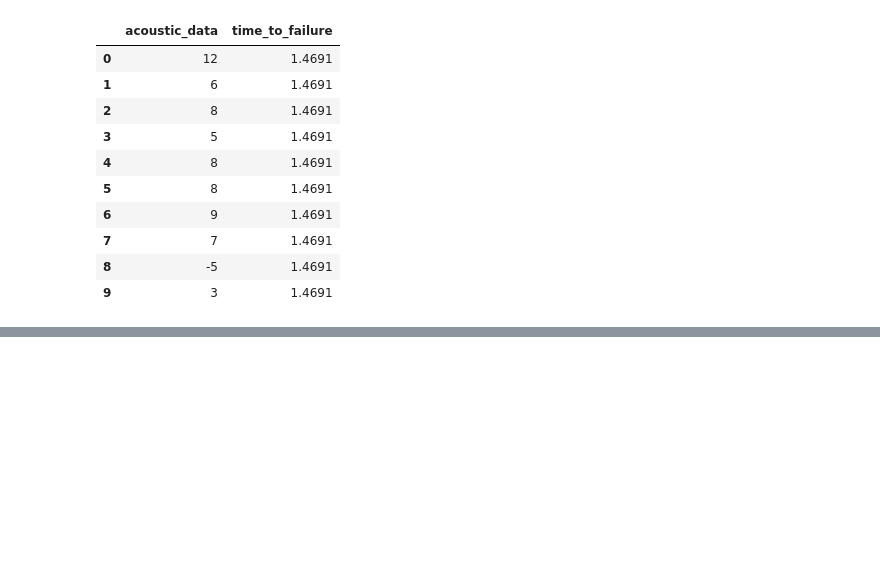
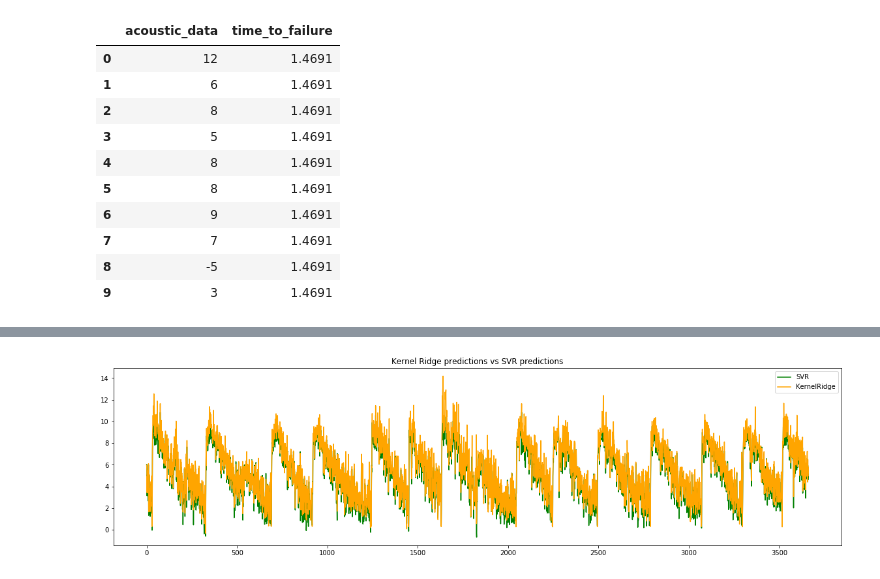
Before and after one commit to Tarandeep97/Kaggle-EarthQuake-Prediction, a Jupyter notebook: Kaggle_Earthquake_Prediction.ipynb, the cells around one changed output, grey strips where cells are left out. Drawn from its saved outputs; the diff is of its cells as text; code cells hidden in the pictures; blank space fills up the shorter version.

```diff
--- a/Kaggle_Earthquake_Prediction.ipynb
+++ b/Kaggle_Earthquake_Prediction.ipynb
@@ -170,0 +205,9 @@ X_train.describe()
+# %%
+plt.figure(figsize=(20, 5))
+plt.plot(y_pred1, color='green', label='SVR')
+plt.plot(y_pred2, color='orange', label='KernelRidge')
+plt.legend()
+plt.title('Kernel Ridge predictions vs SVR predictions')
+plt.show()
+# %% [output]
+[figure, added]
```
Also changed, not shown: parts of 19 cells of this notebook.
